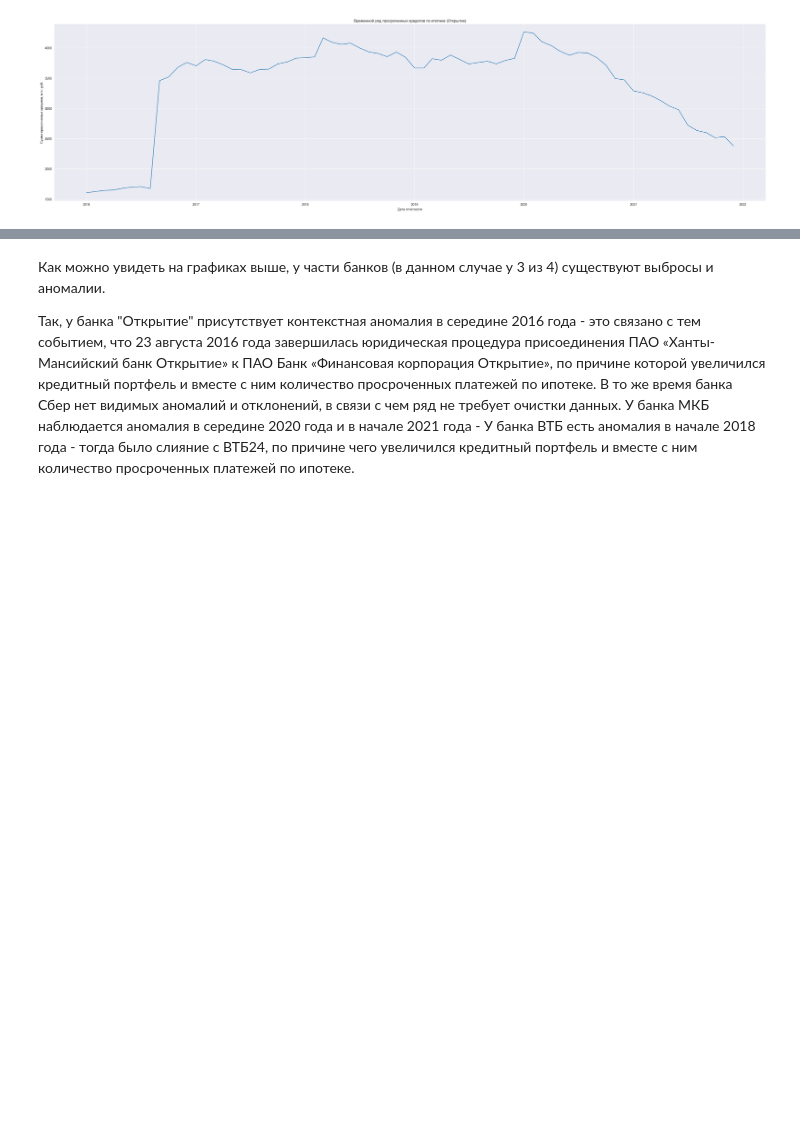
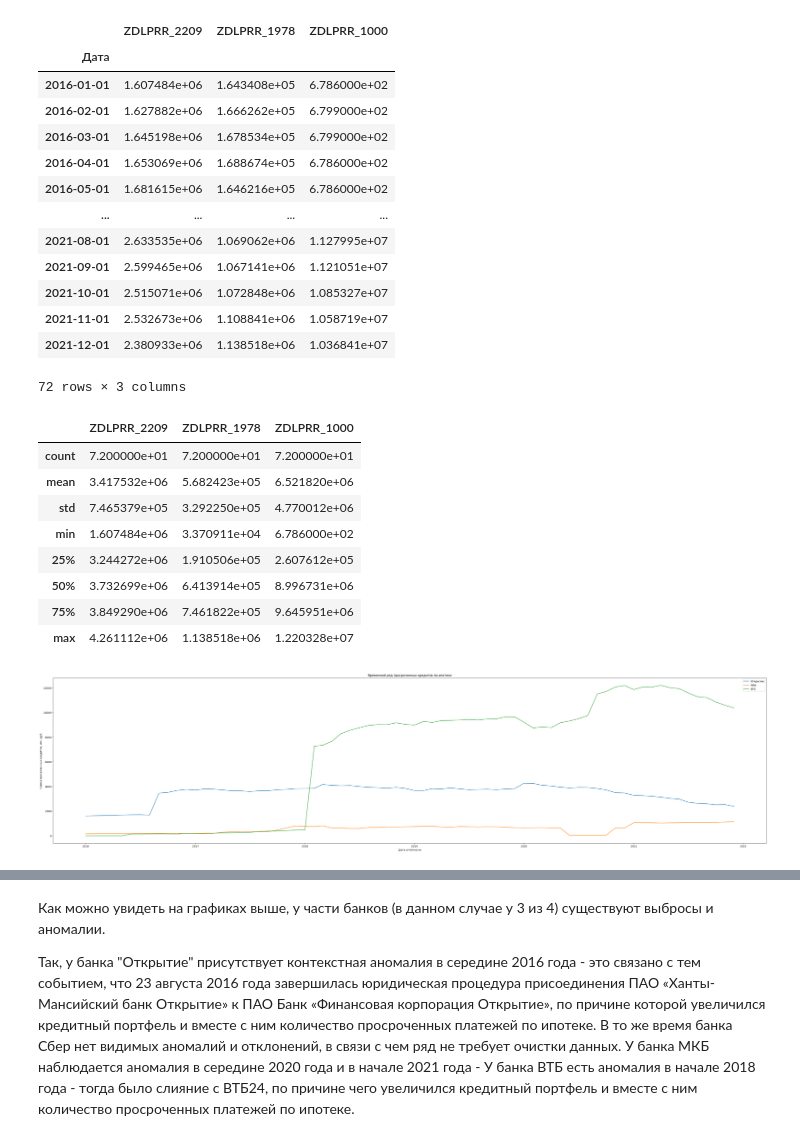
Before and after one commit to JarlPenguin/anomaly_analysis_2025, a Jupyter notebook: analysis.ipynb, the cells around one changed output, grey strips where cells are left out. Drawn from its saved outputs; the diff is of its cells as text; code cells hidden in the pictures; blank space fills up the shorter version.

Commit message:
Предпоследние штуки
Signed-off-by: Jarl-Penguin <jarlpenguin@outlook.com>

```diff
--- a/analysis.ipynb
+++ b/analysis.ipynb
@@ -12,3 +11,0 @@ import seaborn as sns
-# %%
-df = pd.read_csv("https://raw.githubusercontent.com/JarlPenguin/anomalies_analysis_2025/refs/heads/main/data/PI_316201901.csv", low_memory=False)
-df = df[df["REGN"] == 2209] # Сбербанк
@@ -60,4 +12,5 @@ np.float64(3665854.37879)
 # %%
+# Функция для парсинга данных для конкретного банка
 def get_ZDLPRR(regn: int, remote=True) -> pd.DataFrame:
     df = pd.DataFrame(index=pd.date_range(start="20160101", end="20211201", freq="MS"))
     for year in np.arange(2016, 2022):
@@ -96,4 +49,5 @@ def get_ZDLPRR(regn: int, remote=True) -> pd.DataFrame:
             overdue_sum = df_data[df_data["TIP"] == tip]["ZDLPRR"].sum()
             date = str(year) + str(month) + "01"
             df.at[date, f"ZDLPRR_{regn}"] = overdue_sum
+    df.index.name = "Дата"
     return df
@@ -118,0 +54,23 @@ otkrytiye_ZDLPRR
+# %%
+# Парсим данные и смотрим для каждого банка отдельно статистические показатели и динамику временного ряда
+otkrytiye_ZDLPRR = get_ZDLPRR(2209, False)
+otkrytiye_ZDLPRR.name = "Открытие"
+otkrytiye_ZDLPRR[otkrytiye_ZDLPRR.index < "2019-02-01"] *= 1.85 # Корректировка
+mkb_ZDLPRR = get_ZDLPRR(1978, False)
+mkb_ZDLPRR.name = "МКБ"
+mkb_ZDLPRR[mkb_ZDLPRR.index < "2019-02-01"] *= 2.6 # Корректировка
+vtb_ZDLPRR = get_ZDLPRR(1000, False)
+vtb_ZDLPRR.name = "ВТБ"
+vtb_ZDLPRR[vtb_ZDLPRR.index < "2019-02-01"] *= 1.3 # Корректировка
+dfs = [otkrytiye_ZDLPRR, mkb_ZDLPRR, vtb_ZDLPRR]
+for df in dfs:
+    print(df.name)
+    display(df)
+    display(df.describe())
+    df_fig = df.copy() / 1000
+    plt.figure(figsize=(40, 10))
+    plt.plot(df_fig)
+    plt.xlabel("Дата отчётности")
+    plt.ylabel("Сумма просроченных кредитов, млн. руб.")
+    plt.title(f"Временной ряд просроченных кредитов по ипотеке ({df.name})")
+    plt.show()
@@ -119,12 +143,40 @@ otkrytiye_ZDLPRR
 # %%
-otkrytiye_ZDLPRR_fig = otkrytiye_ZDLPRR.copy()
-otkrytiye_ZDLPRR_fig /= 1000
+# Смотрим на все 3 ряда одновременно
+all_ZDLPRR = pd.concat(dfs, axis="columns")
+display(all_ZDLPRR)
+display(all_ZDLPRR.describe())
 plt.figure(figsize=(40, 10))
-plt.plot(otkrytiye_ZDLPRR_fig)
-#plt.xticks(otkrytiye_ZDLPRR_fig.index)
+plt.plot(otkrytiye_ZDLPRR.copy() / 1000, label="Открытие")
+plt.plot(mkb_ZDLPRR.copy() / 1000, label="МКБ")
+plt.plot(vtb_ZDLPRR.copy() / 1000, label="ВТБ")
 plt.xlabel("Дата отчётности")
 plt.ylabel("Сумма просроченных кредитов, млн. руб.")
-plt.title("Временной ряд просроченных кредитов по ипотеке (Открытие)")
+plt.title("Временной ряд просроченных кредитов по ипотеке")
+plt.tight_layout()
+plt.legend()
 plt.show()
 # %% [output]
+|  | ZDLPRR_2209 | ZDLPRR_1978 | ZDLPRR_1000 |
+| Дата |  |  |  |
+| 2016-01-01 | 1.607484e+06 | 1.643408e+05 | 6.786000e+02 |
+| 2016-02-01 | 1.627882e+06 | 1.666262e+05 | 6.799000e+02 |
+| 2016-03-01 | 1.645198e+06 | 1.678534e+05 | 6.799000e+02 |
+| 2016-04-01 | 1.653069e+06 | 1.688674e+05 | 6.786000e+02 |
+| 2016-05-01 | 1.681615e+06 | 1.646216e+05 | 6.786000e+02 |
+| ... | ... | ... | ... |
+| 2021-08-01 | 2.633535e+06 | 1.069062e+06 | 1.127995e+07 |
+| 2021-09-01 | 2.599465e+06 | 1.067141e+06 | 1.121051e+07 |
+| 2021-10-01 | 2.515071e+06 | 1.072848e+06 | 1.085327e+07 |
+| 2021-11-01 | 2.532673e+06 | 1.108841e+06 | 1.058719e+07 |
+| 2021-12-01 | 2.380933e+06 | 1.138518e+06 | 1.036841e+07 |
+72 rows × 3 columns
+|  | ZDLPRR_2209 | ZDLPRR_1978 | ZDLPRR_1000 |
+| count | 7.200000e+01 | 7.200000e+01 | 7.200000e+01 |
+| mean | 3.417532e+06 | 5.682423e+05 | 6.521820e+06 |
+| std | 7.465379e+05 | 3.292250e+05 | 4.770012e+06 |
+| min | 1.607484e+06 | 3.370911e+04 | 6.786000e+02 |
+| 25% | 3.244272e+06 | 1.910506e+05 | 2.607612e+05 |
+| 50% | 3.732699e+06 | 6.413914e+05 | 8.996731e+06 |
+| 75% | 3.849290e+06 | 7.461822e+05 | 9.645951e+06 |
+| max | 4.261112e+06 | 1.138518e+06 | 1.220328e+07 |
-[figure, old version]
+[figure, new version]
```
Also changed, not shown: parts of 50 cells of this notebook.
